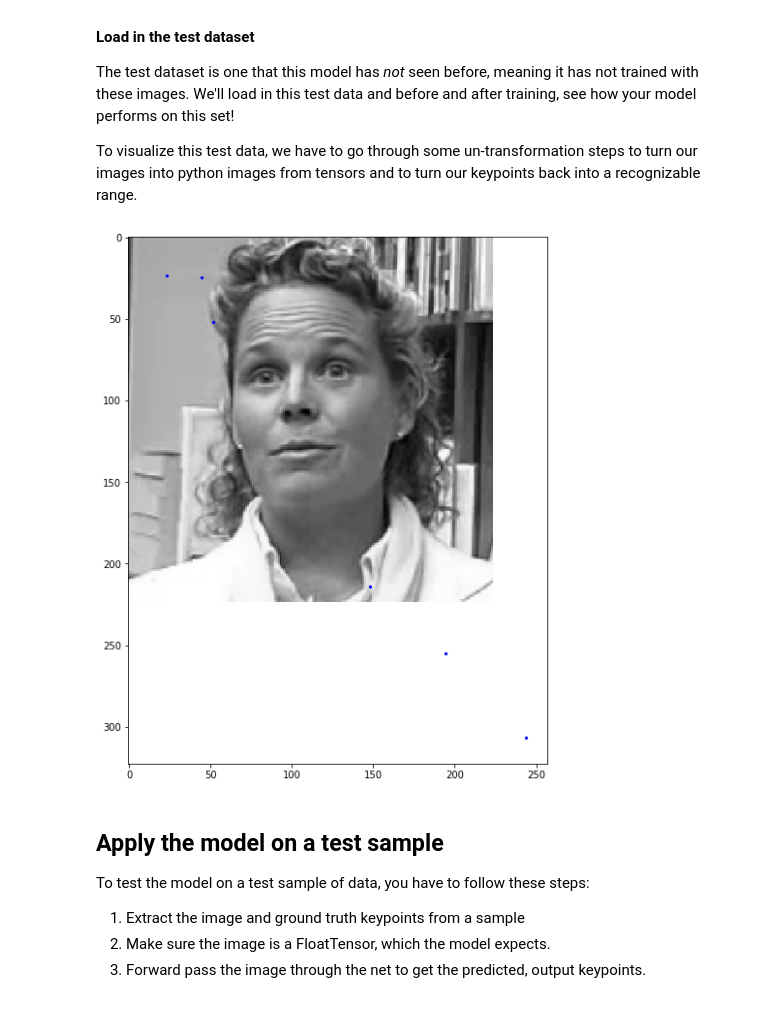
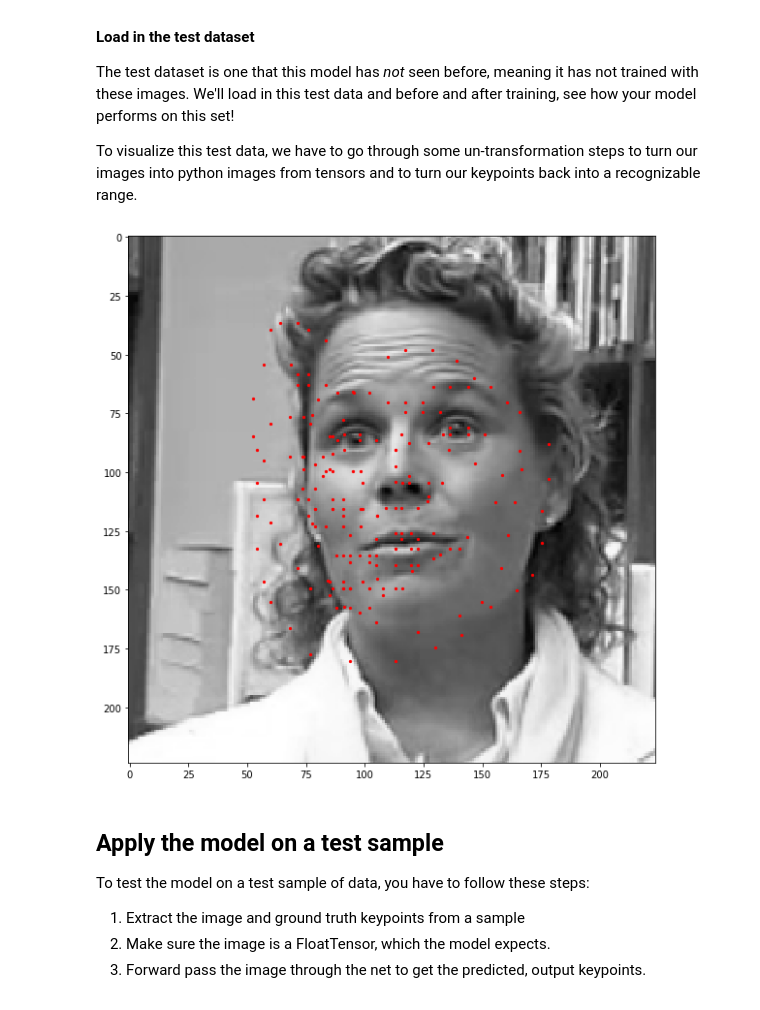
Before and after one commit to filipgrigorov/P1_Facial_Keypoints-1, a Jupyter notebook: 2. Define the Network Architecture.ipynb, the cells around one changed output. Cells and saved outputs as stored; diff of their text form; code cells hidden in the pictures.

```diff
--- a/2. Define the Network Architecture.ipynb
+++ b/2. Define the Network Architecture.ipynb
@@ -191,28 +194,28 @@ To visualize this test data, we have to go through some un-transformation steps
 # %%
 # load in the test data, using the dataset class
 # AND apply the data_transform you defined above
 
 # create the test dataset
 test_dataset = FacialKeypointsDataset(csv_file='data/test_frames_keypoints.csv',
                                              root_dir='data/test/',
                                              transform=data_transform)
 
 #Visualizing some test data:
 plt.figure(figsize=(10, 10))
 for i in np.arange(0, 3):
     data = test_dataset[i]
     img, keypoints = data['image'], data['keypoints']
     #Transform back to representable numpy
     img *= 255
     img = img.numpy().transpose((1, 2, 0))
 
-    keypoints *= img.shape[0]
-    keypoints += img.shape[0]
+    keypoints *= 50
+    keypoints += 100
 
     plt.imshow(img.squeeze(-1), cmap='gray')
-    plt.scatter(keypoints[:][0], keypoints[:][1], s=20, marker='.', c='b')
+    plt.scatter(keypoints[:, 0], keypoints[:, 1], s=20, marker='.', c='r')
 # %% [output]
-[figure, old version]
+[figure, new version]
 # %%
 # load test data in batches
 batch_size = 10
```
Also changed, not shown: parts of 5 cells of this notebook, 1 other file.
